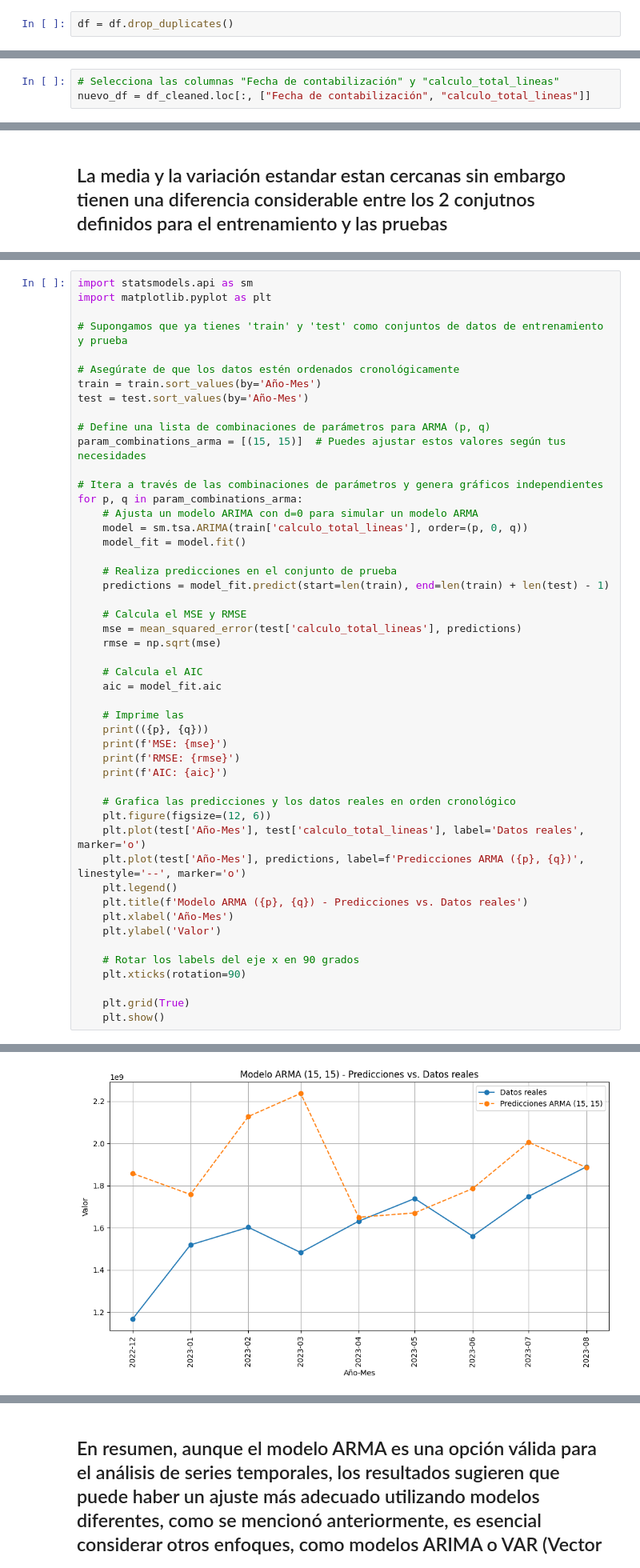
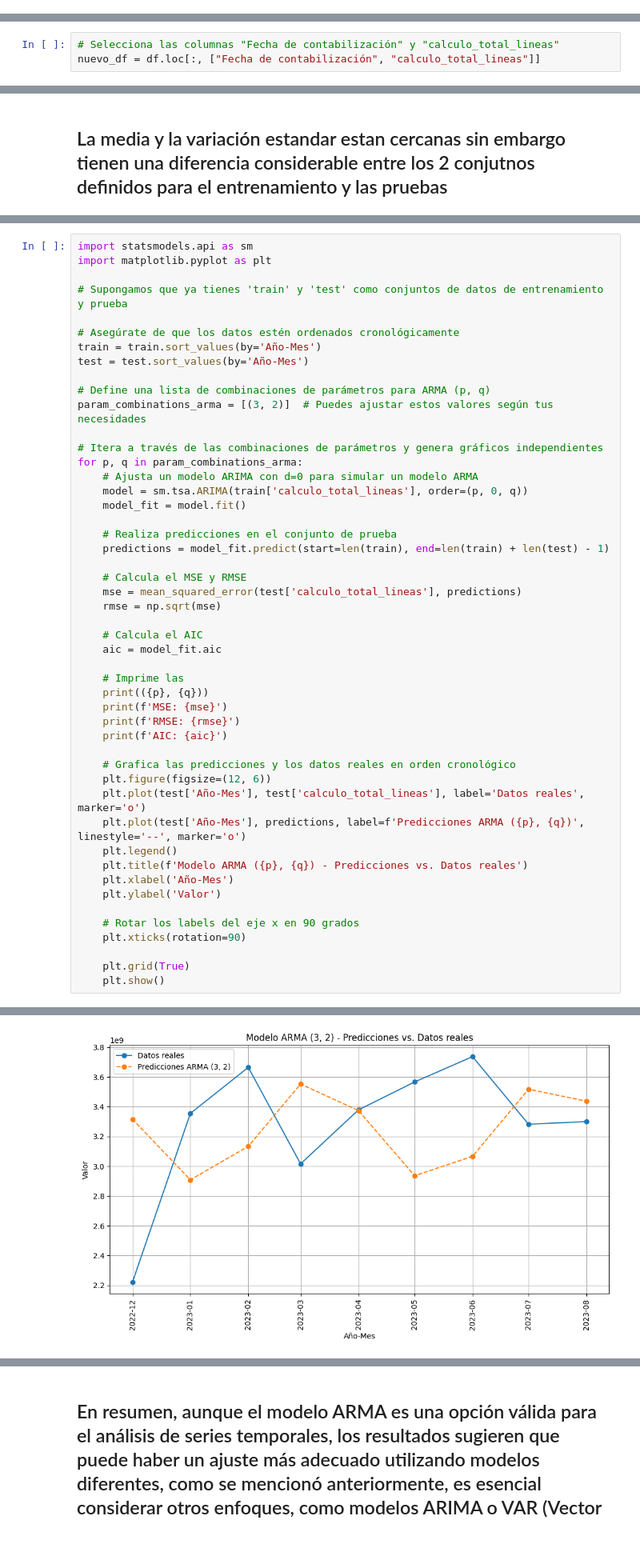
Before and after one commit to ingoscargiraldor/ingoscargiraldor, a Jupyter notebook: Series_Tiempo_3.ipynb, the cells around one changed output, grey strips where cells are left out. Shown at 80% size. Drawn from its saved outputs; the diff is of its cells as text; blank space fills up the shorter version.

```diff
--- a/Series_Tiempo_3.ipynb
+++ b/Series_Tiempo_3.ipynb
@@ -89,2 +56,0 @@ duplicados.head(22)
-# %%
-df = df.drop_duplicates()
@@ -114,7 +58,7 @@ df_cleaned.shape
 ## Se crea un nuevo dataset con los datos que se van a a utilizar para la serie de tiempo ARMA
 # %%
 # Selecciona las columnas "Fecha de contabilización" y "calculo_total_lineas"
-nuevo_df = df_cleaned.loc[:, ["Fecha de contabilización", "calculo_total_lineas"]]
+nuevo_df = df.loc[:, ["Fecha de contabilización", "calculo_total_lineas"]]
 # %% [markdown]
 ## Nueva estructura del dataset nuevo.
 # %%
@@ -483,7 +427,7 @@ train = train.sort_values(by='Año-Mes')
 test = test.sort_values(by='Año-Mes')
 
 # Define una lista de combinaciones de parámetros para ARMA (p, q)
-param_combinations_arma = [(15, 15)]  # Puedes ajustar estos valores según tus necesidades
+param_combinations_arma = [(3, 2)]  # Puedes ajustar estos valores según tus necesidades
 
 # Itera a través de las combinaciones de parámetros y genera gráficos independientes
 for p, q in param_combinations_arma:
@@ -529,2 +473,2 @@ AIC: 1471.979495555115
-[figure, old version]
+[figure, new version]
 # %% [markdown]
```
Also changed, not shown: parts of 34 cells of this notebook.
